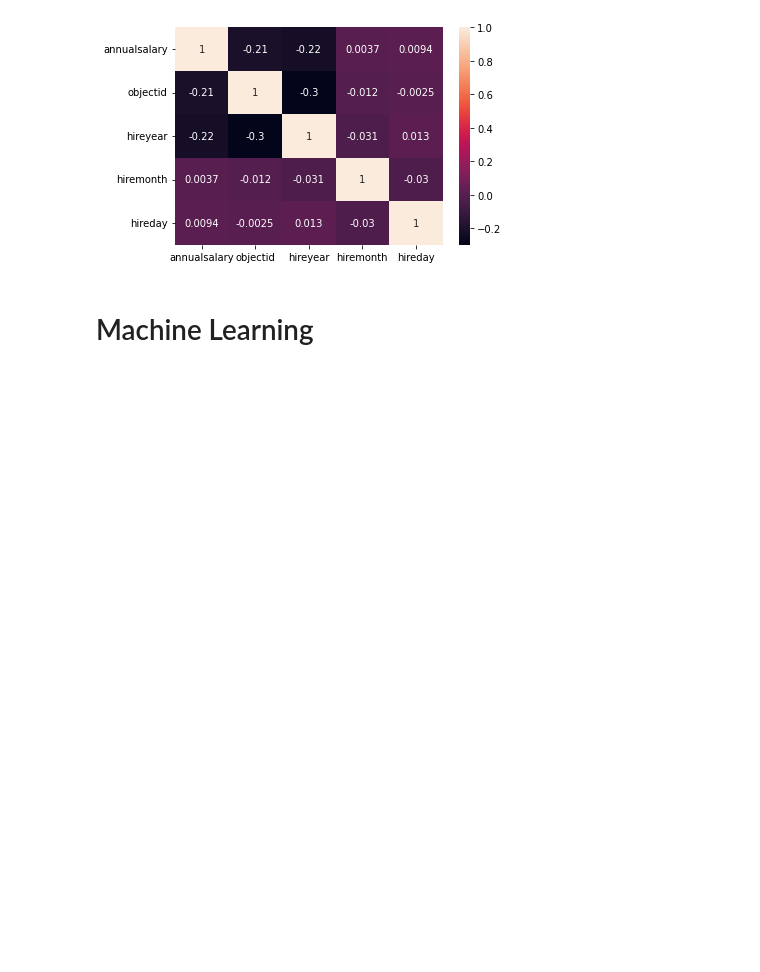
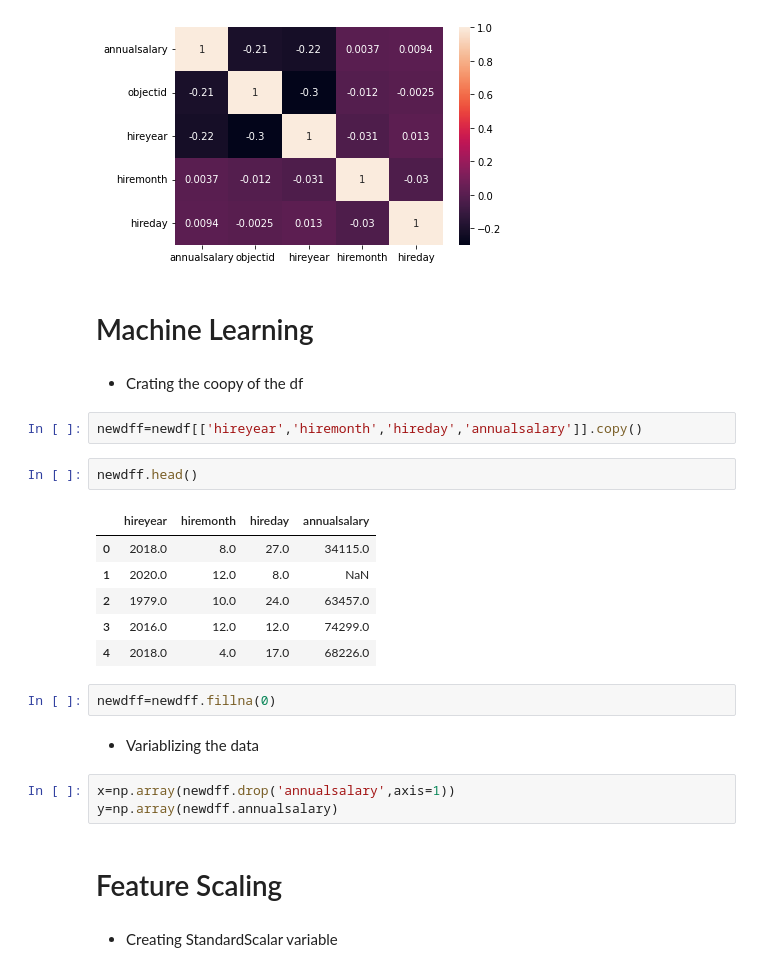
Before and after one commit to Naveen-Karanamu/Baltimore-Salary-Prediction, a Jupyter notebook: main.ipynb, the cells around one changed output. Cells and saved outputs as stored; diff of their text form; blank space fills up the shorter version.

```diff
--- a/main.ipynb
+++ b/main.ipynb
@@ -715,3 +716,27 @@ sns.heatmap(newdf.corr(),annot=True)
 [figure]
 # %% [markdown]
 # Machine Learning
+# %% [markdown]
+* Crating the coopy of the df
+# %%
+newdff=newdf[['hireyear','hiremonth','hireday','annualsalary']].copy()
+# %%
+newdff.head()
+# %% [output]
+|  | hireyear | hiremonth | hireday | annualsalary |
+| 0 | 2018.0 | 8.0 | 27.0 | 34115.0 |
+| 1 | 2020.0 | 12.0 | 8.0 | NaN |
+| 2 | 1979.0 | 10.0 | 24.0 | 63457.0 |
+| 3 | 2016.0 | 12.0 | 12.0 | 74299.0 |
+| 4 | 2018.0 | 4.0 | 17.0 | 68226.0 |
+# %%
+newdff=newdff.fillna(0)
+# %% [markdown]
+* Variablizing the data
+# %%
+x=np.array(newdff.drop('annualsalary',axis=1))
+y=np.array(newdff.annualsalary)
+# %% [markdown]
+# Feature Scaling
+# %% [markdown]
+* Creating StandardScalar variable
```
Also changed, not shown: parts of 11 cells of this notebook.
